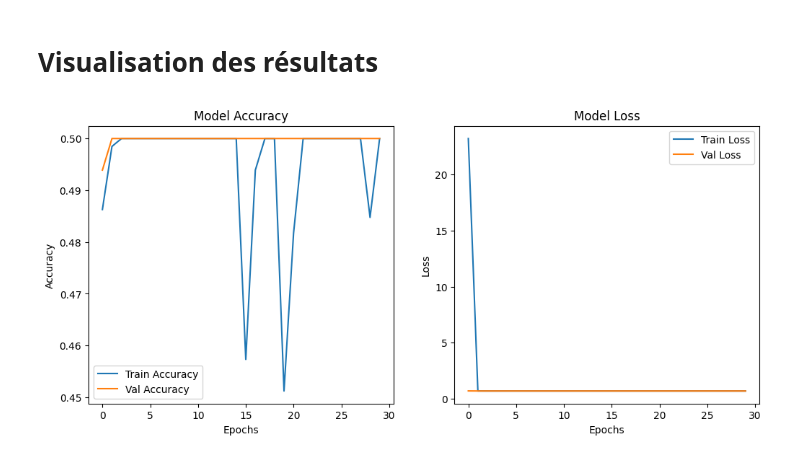
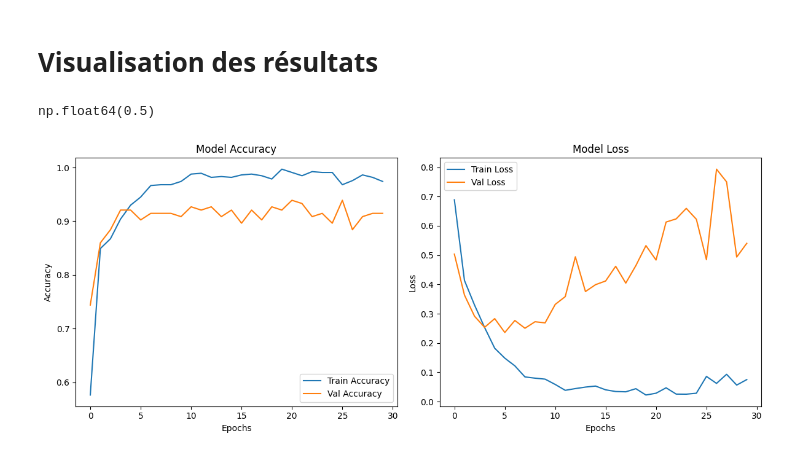
Before and after one commit to isabelleBarbier/isabelleBarbier, a Jupyter notebook: Copie_de_Breast_cancer_06_11_2025.ipynb, the cells around one changed output. Cells and saved outputs as stored; diff of their text form; code cells hidden in the pictures.

Commit message:
Refonte de la normalisation / de la visualisation

```diff
--- a/Copie_de_Breast_cancer_06_11_2025.ipynb
+++ b/Copie_de_Breast_cancer_06_11_2025.ipynb
@@ -65,5 +65,5 @@ for img, label in dataset:
     y_images.append(label)
 
 
-X = np.array(X_images)
+X = np.array(X_images) / 255
 y = np.array(y_images)
@@ -143,23 +162,32 @@ Epoch 30/30
 # %% [markdown]
 # Visualisation des résultats
+# %%
+y_test.sum() / len(y_test)
+# %% [output]
+np.float64(0.5)
 # %%
+# Graphs and métrics
 plt.figure(figsize=(12, 5))
+
+# Accuracy Graph
 plt.subplot(1, 2, 1)
 plt.plot(history.history['accuracy'], label='Train Accuracy')
 plt.plot(history.history['val_accuracy'], label = 'Val Accuracy')
 plt.title('Model Accuracy')
 plt.xlabel('Epochs')
 plt.ylabel('Accuracy')
 plt.legend()
 
-
+# Loss Graph
 plt.subplot(1, 2, 2)
 plt.plot(history.history['loss'], label='Train Loss')
 plt.plot(history.history['val_loss'], label = 'Val Loss')
 plt.title('Model Loss')
 plt.xlabel('Epochs')
 plt.ylabel('Loss')
 plt.legend()
+
+plt.tight_layout()
 plt.show()
 # %% [output]
-[figure, old version]
+[figure, new version]
```
Also changed, not shown: parts of 4 cells of this notebook.
